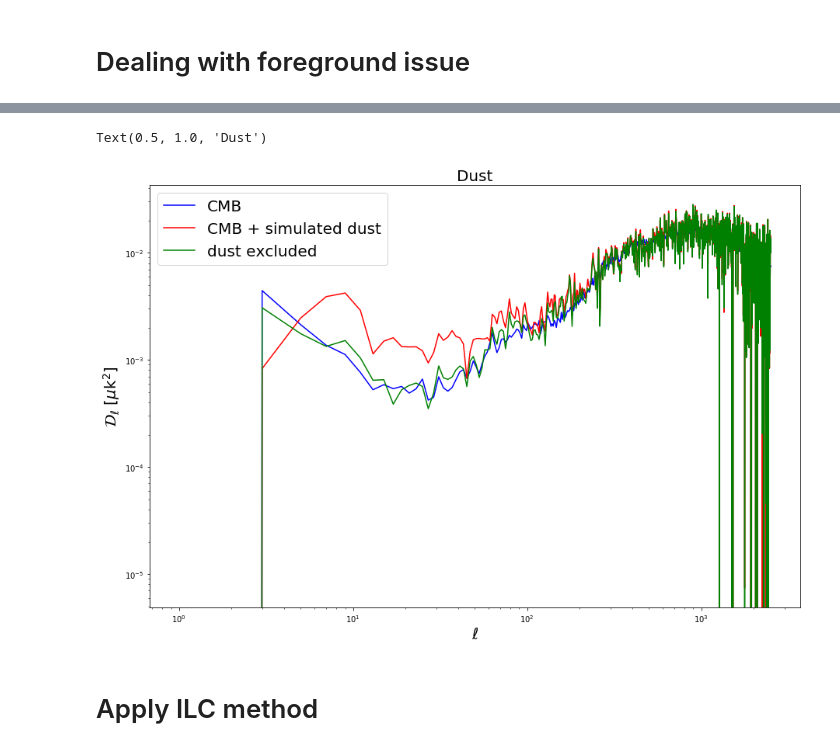
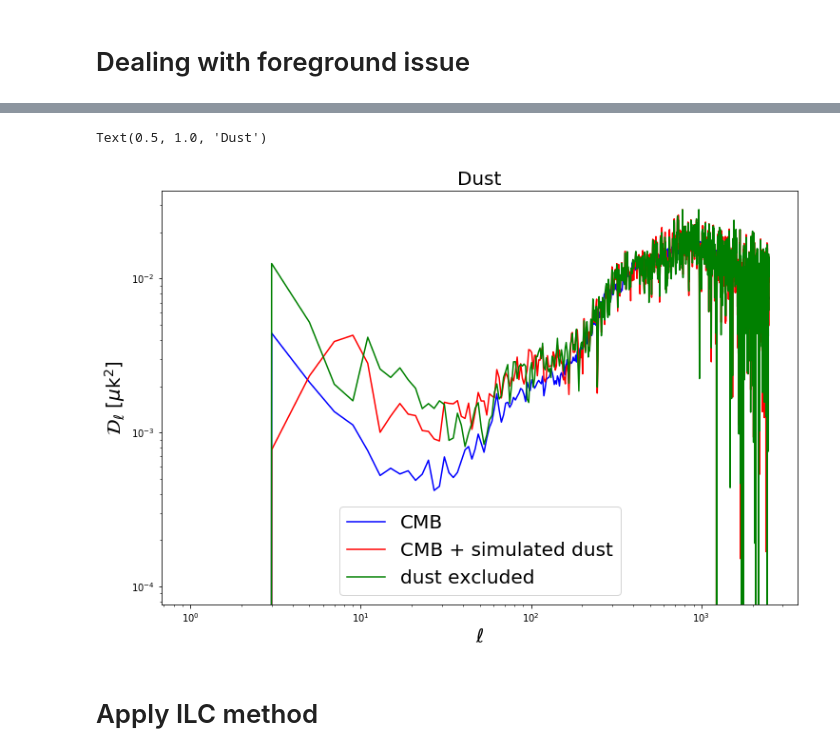
Before and after one commit to yaojian95/Ali_foreground, a Jupyter notebook: codes/Foregrounds.ipynb, the cells around one changed output, grey strips where cells are left out. Cells and saved outputs as stored; diff of their text form; code cells hidden in the pictures.

Commit message:
test for 2 or 10 time dust amplitude

```diff
--- a/codes/Foregrounds.ipynb
+++ b/codes/Foregrounds.ipynb
@@ -88,7 +88,7 @@ def Extra(nu):
 # %%
 dust_extra_95 = Extra(95); dust_extra_150 = Extra(150)
 # %%
-L = lmax; Q = int(L/10); Ell = np.ones(Q)
+L = lmax; Q = int(L/2); Ell = np.ones(Q)
 def bin_l(cl):
     if len(cl.shape) > 2 :
         bin_averages = np.zeros((Q, cl.shape[1], cl.shape[1]))
@@ -189,4 +189,4 @@ plt.legend(fontsize = 20)
 # %% [markdown]
 # Dealing with foreground issue
 # %%
-noise_ali = hp.read_map('/smc/jianyao/Ali_maps/white_noise_realization_95.fits',field = None, verbose=False)
+noise_ali = hp.read_map('/smc/jianyao/Ali_maps/noise_realizations1.fits',field = None, verbose=False)
@@ -198,7 +202,7 @@ sfn = Mask(cmb + noise_ali + dust_95_psm )
 sfn_cl = hp.anafast(sfn , lmax = lmax, nspec = 3)
 
 #signal + foreground - extra + noise
-sn_exf = cmb + dust_95_psm - dust_extra_95 + noise_ali
+sn_exf = cmb + dust_95_psm - 2*dust_extra_95 + noise_ali
 sn_exf_ma = Mask(sn_exf)
 sn_exf_cl = hp.anafast(sn_exf_ma, lmax = lmax , nspec = 3)
 # %%
@@ -209,20 +213,20 @@ cmb_cls = hp.anafast(cmb_ma, lmax = lmax, nspec = 3)
 # %%
 K = 2
 ell = np.arange(len(cmb_cls[0])); #Ell = ell*(ell + 1)/2/np.pi
-plt.figure(figsize = (15, 10))
+plt.figure(figsize = (12, 8))
 plt.loglog(Ell, Ell*(Ell+1)/2/np.pi*bin_l(cmb_cls[K]), 'b',label = 'CMB')
 plt.loglog(Ell, Ell*(Ell+1)/2/np.pi*bin_l(sfn_cl[K] - nls[K]), 'r',label = 'CMB + simulated dust')
 
 plt.loglog(Ell, Ell*(Ell+1)/2/np.pi*bin_l(sn_exf_cl[K] - nls[K]),'g', label = 'dust excluded')
 plt.legend(fontsize = 20)
 
 plt.xlabel('$\ell$', fontsize = 20);
 plt.ylabel(r'$\mathcal{D}_{\ell}$ [$\mu$k$^2$]', fontsize = 20)
 plt.title('Dust', fontsize = 20)
 # plt.savefig('../results/noise_dust.png', format = 'png')
 # %% [output]
 Text(0.5, 1.0, 'Dust')
-[figure, old version]
+[figure, new version]
 # %% [markdown]
 # Apply ILC method
 # %%
```
Also changed, not shown: parts of 3 cells of this notebook.
